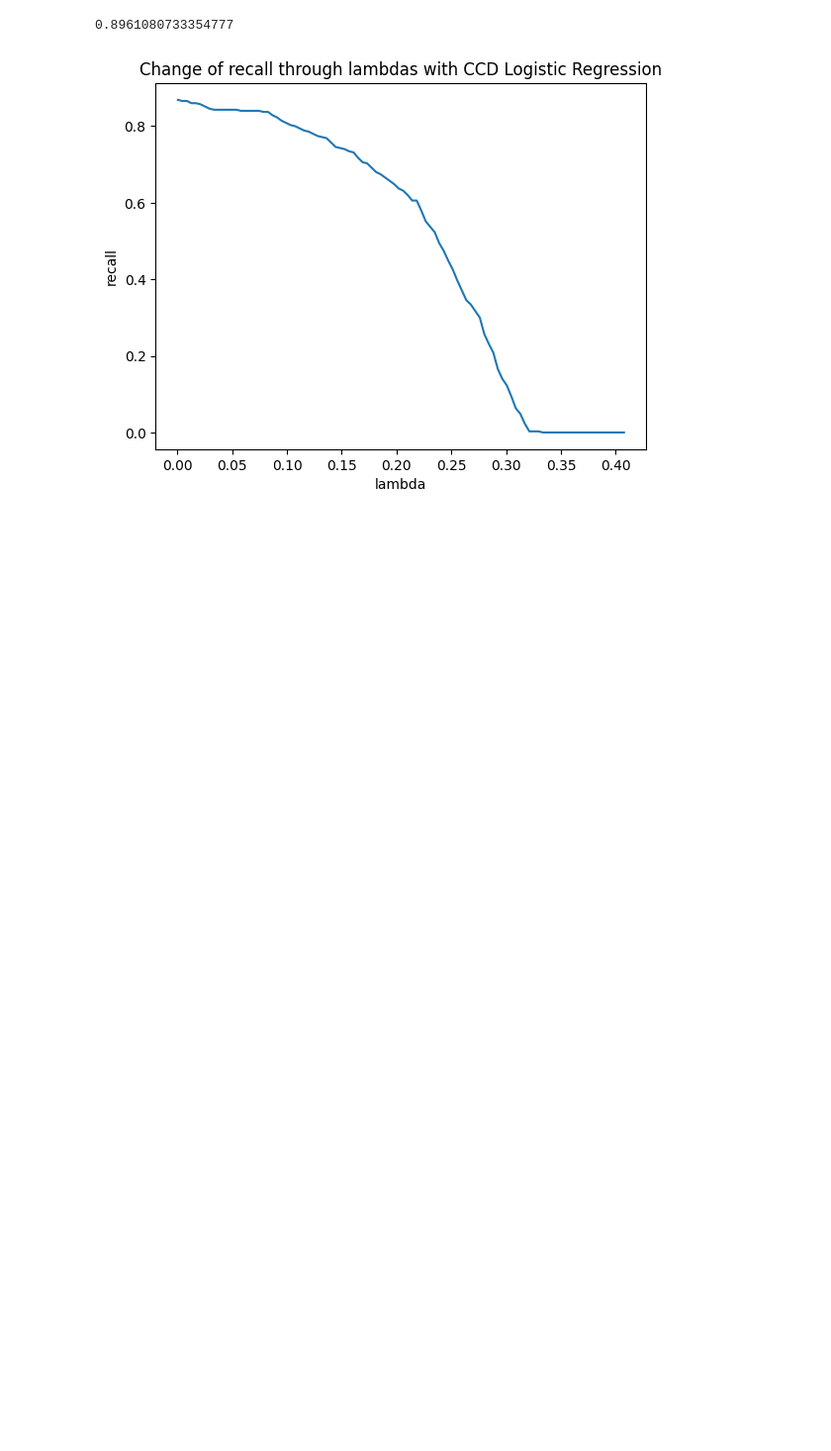
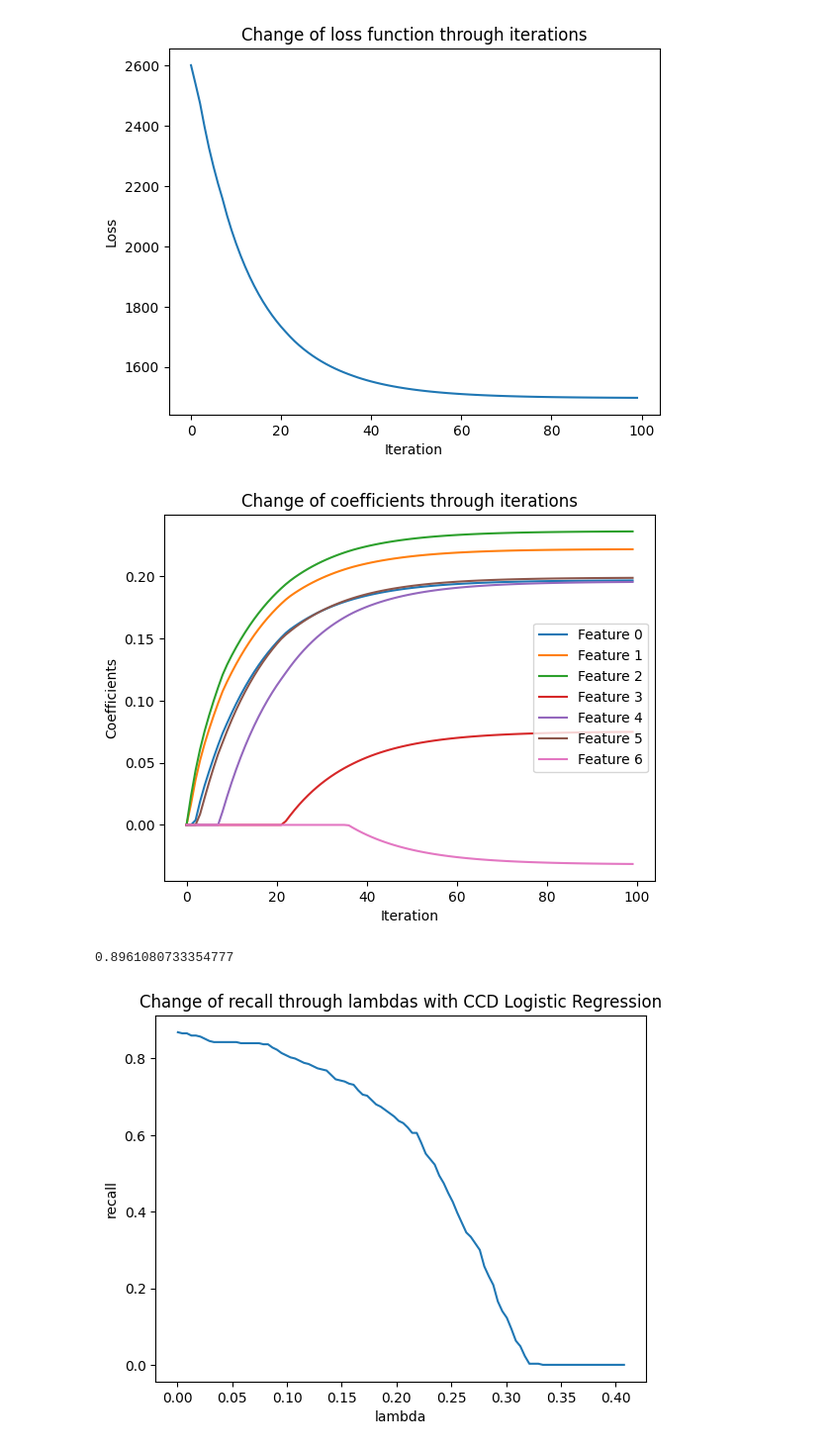
Before and after one commit to Michal-Iwicki/AML_projects, a Jupyter notebook: new_test.ipynb, the cells around one changed output. Shown at 99% size. Saved outputs shown, nothing was run; the diff lists cells and outputs as text; code cells hidden in the pictures; blank space fills up the shorter version.

Commit message:
plots for fitting monitoring

```diff
--- a/new_test.ipynb
+++ b/new_test.ipynb
@@ -8,9 +8,11 @@ y_1 = (np.array(rice_cammeo_and_osmancik.data.targets).T[0]== "Cammeo").astype(i
 # %%
 from CCD_implementation import logisitic_regression
 lr_test = logisitic_regression()
-lr_test.fit(X_1,y_1,a = 1, max_iter=200,weights=False)
+lr_test.fit(X_1,y_1,a = 1, max_iter=100,weights=False, plots = True)
 lr_test.validate(X_1,y_1,"F-score")
 # %% [output]
+[figure, added]
+[figure, added]
 0.8961080733354777
 # %%
 lr_test.plot("recall",X_1,y_1)
```
Also changed, not shown: 1 other file.
